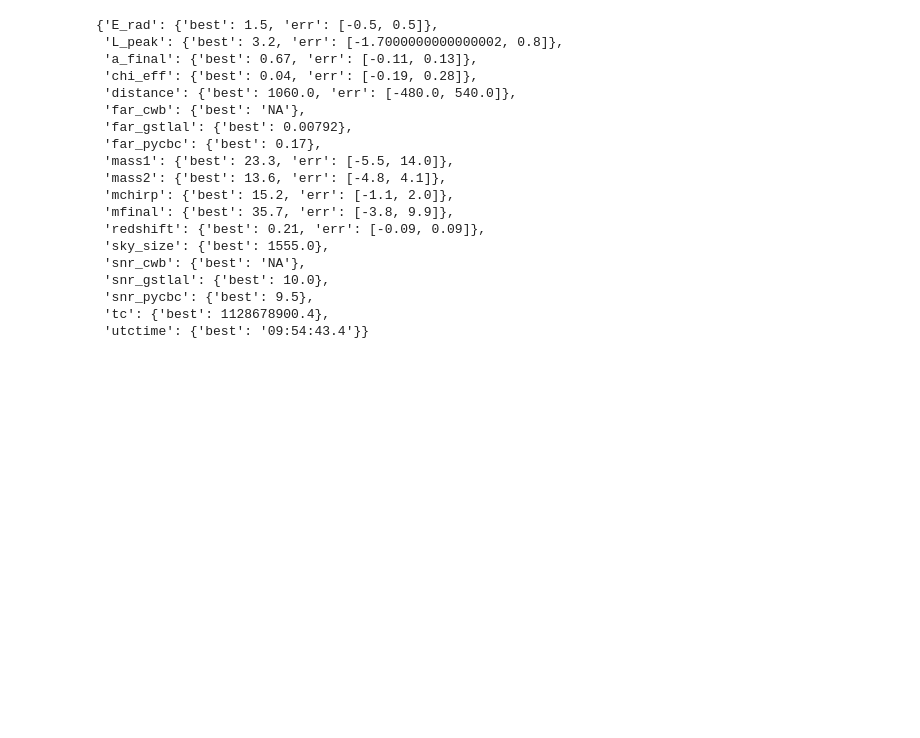
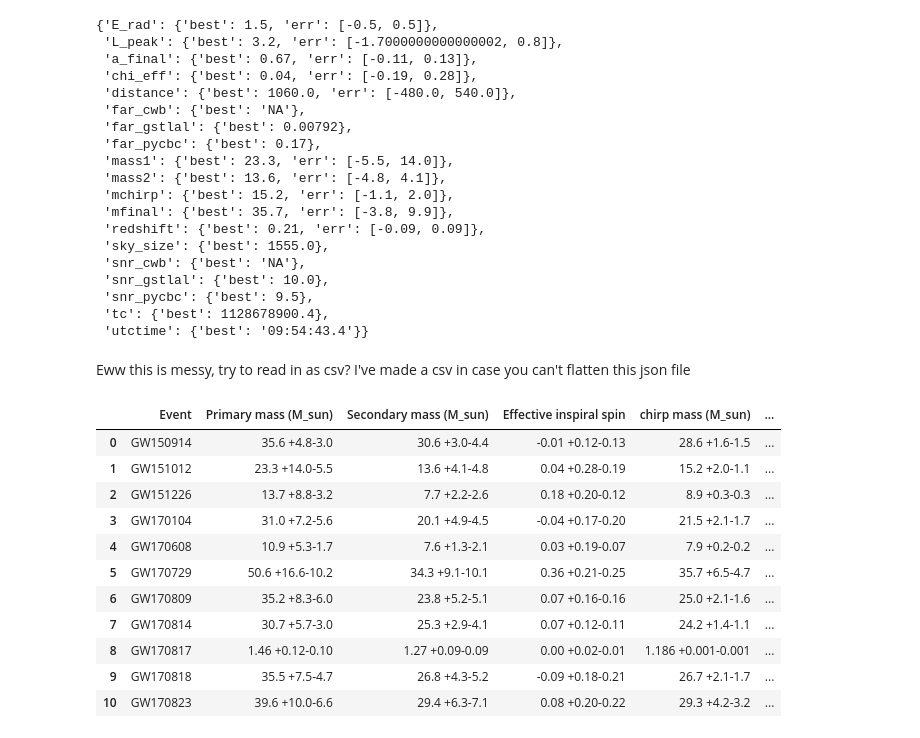
Before and after one commit to charlotteolsen/astrostats_GWproject, a Jupyter notebook: GW_project.ipynb, the cells around one changed output. Saved outputs shown, nothing was run; the diff lists cells and outputs as text; code cells hidden in the pictures; blank space fills up the shorter version.

```diff
--- a/GW_project.ipynb
+++ b/GW_project.ipynb
@@ -159,3 +149,23 @@ con_tab['data'][1]
  'snr_pycbc': {'best': 9.5},
  'tc': {'best': 1128678900.4},
  'utctime': {'best': '09:54:43.4'}}
+# %% [markdown]
+Eww this is messy, try to read in as csv? I've made a csv in case you can't flatten this json file
+# %%
+char_csv ='https://raw.githubusercontent.com/charlotteolsen/astrostats_GWproject/master/GW_table%20.csv?token=AHEQX66DQQ6LIVKSPRLCFES5Z3S6W'
+csv_test = pd.read_csv(char_csv)
+# %%
+csv_test
+# %% [output]
+|  | Event | Primary mass (M_sun) | Secondary mass (M_sun) | Effective inspiral spin | chirp mass (M_sun) | ... |
+| 0 | GW150914 | 35.6 +4.8-3.0 | 30.6 +3.0-4.4 | -0.01 +0.12-0.13 | 28.6 +1.6-1.5 | ... |
+| 1 | GW151012 | 23.3 +14.0-5.5 | 13.6 +4.1-4.8 | 0.04 +0.28-0.19 | 15.2 +2.0-1.1 | ... |
+| 2 | GW151226 | 13.7 +8.8-3.2 | 7.7 +2.2-2.6 | 0.18 +0.20-0.12 | 8.9 +0.3-0.3 | ... |
+| 3 | GW170104 | 31.0 +7.2-5.6 | 20.1 +4.9-4.5 | -0.04 +0.17-0.20 | 21.5 +2.1-1.7 | ... |
+| 4 | GW170608 | 10.9 +5.3-1.7 | 7.6 +1.3-2.1 | 0.03 +0.19-0.07 | 7.9 +0.2-0.2 | ... |
+| 5 | GW170729 | 50.6 +16.6-10.2 | 34.3 +9.1-10.1 | 0.36 +0.21-0.25 | 35.7 +6.5-4.7 | ... |
+| 6 | GW170809 | 35.2 +8.3-6.0 | 23.8 +5.2-5.1 | 0.07 +0.16-0.16 | 25.0 +2.1-1.6 | ... |
+| 7 | GW170814 | 30.7 +5.7-3.0 | 25.3 +2.9-4.1 | 0.07 +0.12-0.11 | 24.2 +1.4-1.1 | ... |
+| 8 | GW170817 | 1.46 +0.12-0.10 | 1.27 +0.09-0.09 | 0.00 +0.02-0.01 | 1.186 +0.001-0.001 | ... |
+| 9 | GW170818 | 35.5 +7.5-4.7 | 26.8 +4.3-5.2 | -0.09 +0.18-0.21 | 26.7 +2.1-1.7 | ... |
+| 10 | GW170823 | 39.6 +10.0-6.6 | 29.4 +6.3-7.1 | 0.08 +0.20-0.22 | 29.3 +4.2-3.2 | ... |
```
Also changed, not shown: parts of 6 cells of this notebook.
